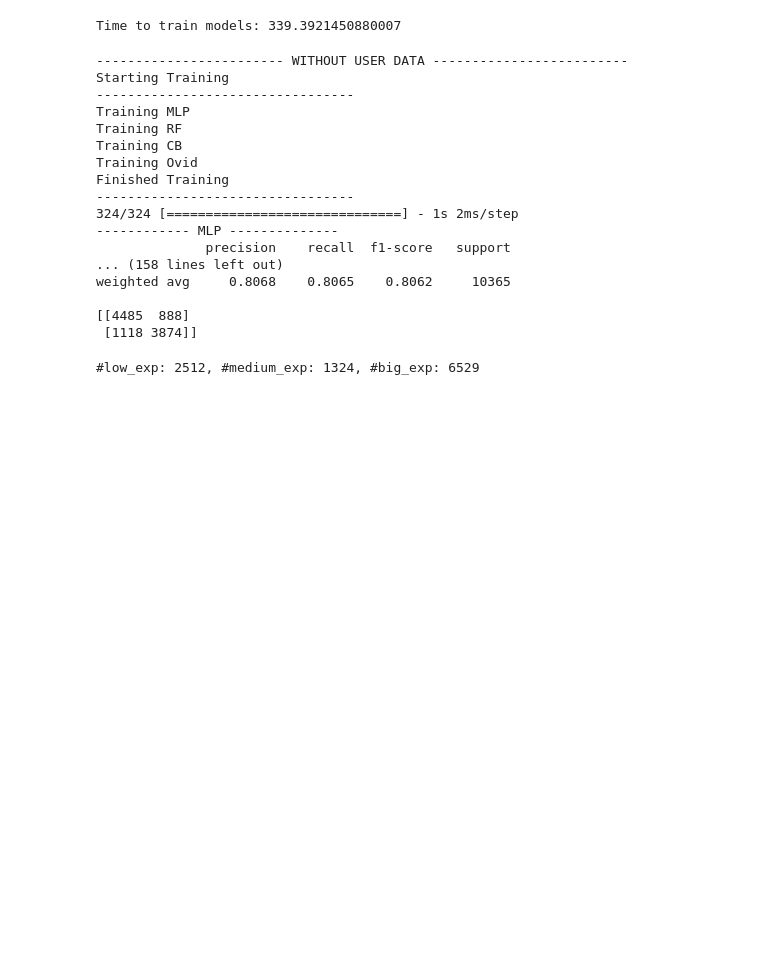
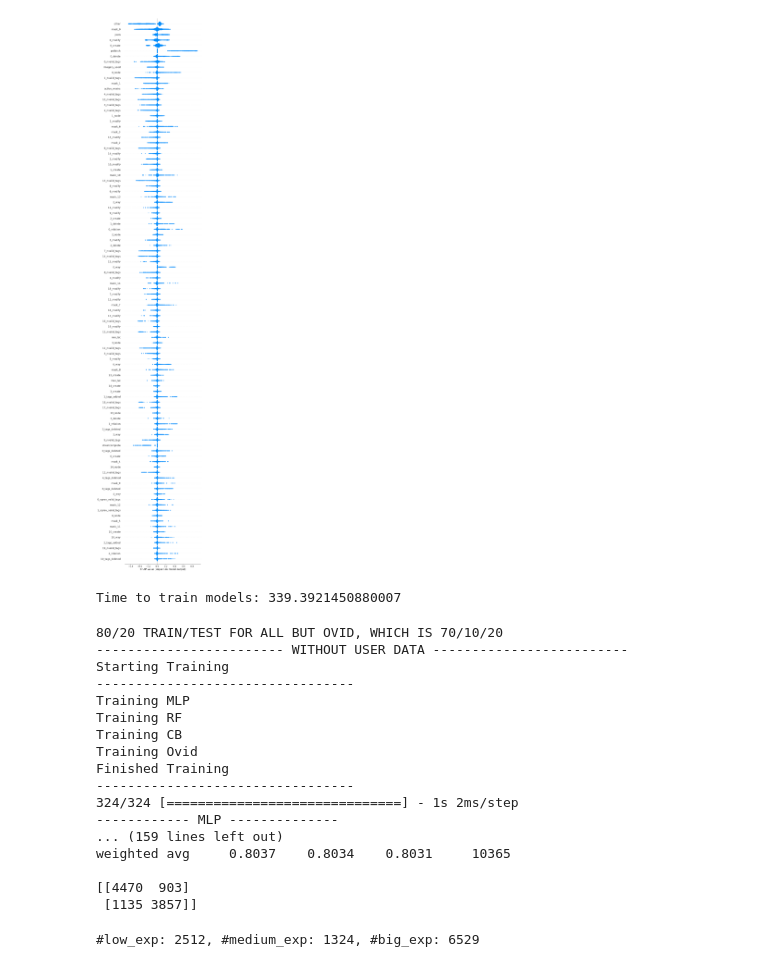
Before and after one commit to dananen/MastersThesis, a Jupyter notebook: summaryJN.ipynb, the cells around one changed output. Saved outputs shown, nothing was run; the diff lists cells and outputs as text; code cells hidden in the pictures; blank space fills up the shorter version.

```diff
--- a/summaryJN.ipynb
+++ b/summaryJN.ipynb
@@ -65,3 +127,7 @@ hyperparameters_cb = {
+# %%
+shap.summary_plot(shap_values_ovid, feature_names=X_ovid.columns, max_display=100, color_bar=True)
+# %% [output]
+[figure, added]
 # %%
 mlp = MLPClassifier(**hyperparameters_mlp, random_state=random_state)
 rf = RandomForestClassifier(**hyperparameters_rf, random_state=random_state)
@@ -85,10 +151,11 @@ Time to train models: 339.3921450880007
 user_data_vars = ['create_u', 'modify_u','delete_u','contributions','create_nodes','create_ways','create_relations','active_weeks', 'acc_created']
 changeset_data_vars = ['create_cs', 'modify_cs', 'delete_cs', 'edits', 'nnodes', 'nways', 'nrelations', 'min_lon', 'max_lon', 'min_lat', 'max_lat', 'box_size', 'comment_len', 'imagery_used', 'go map!!', 'josm', 'osm go!', 'other', 'potlatch', 'streetcomplete', 'vespucci']
 
+print('80/20 TRAIN/TEST FOR ALL BUT OVID, WHICH IS 70/10/20')
 # for keep_var in user_data_vars:
 #     drop_vars = deepcopy(user_data_vars)
 #     drop_vars.remove(keep_var)
-#     print(keep_var)
+#     print(f'LEAVING OUT ALL BUT: {keep_var}')
 for i, drop_vars in enumerate([user_data_vars, changeset_data_vars, []]):
 
     mlp = MLPClassifier(**hyperparameters_mlp)
@@ -121,8 +188,8 @@ for i, drop_vars in enumerate([user_data_vars, changeset_data_vars, []]):
     y_ovid = labels_features["label"].to_numpy()
     X_ovid = labels_features.drop(["label", "cs_id"] + drop_vars, axis='columns').to_numpy()
 
-    X_train_ovid, X_test_ovid, y_train_ovid, y_test_ovid = train_test_split(X_ovid, y_ovid, test_size=0.2, random_state=random_state)
-    X_train_ovid, X_val_ovid, y_train_ovid, y_val_ovid = train_test_split(X_train_ovid, y_train_ovid, test_size=0.125, random_state=random_state)
+    X_train_ovid, X_test_ovid, y_train_ovid, y_test_ovid = train_test_split(X_ovid, y_ovid, test_size=test_size, random_state=random_state)
+    X_train_ovid, X_val_ovid, y_train_ovid, y_val_ovid = train_test_split(X_train_ovid, y_train_ovid, test_size=val_size/(1-test_size), random_state=random_state)
     ovid.fit_scaler(X_train_ovid)
 
     print('Starting Training\n---------------------------------')
@@ -147,6 +214,7 @@ for i, drop_vars in enumerate([user_data_vars, changeset_data_vars, []]):
     print(f'------------ CB --------------\n{classification_report(y_test, cb_pred_test, digits=4)}\n{confusion_matrix(y_test, cb_pred_test)}')
     print(f'------------ OVID --------------\n{classification_report(y_test, ovid_pred_test, digits=4)}\n{confusion_matrix(y_test, ovid_pred_test)}')
 # %% [output]
+80/20 TRAIN/TEST FOR ALL BUT OVID, WHICH IS 70/10/20
 ------------------------ WITHOUT USER DATA -------------------------
 Starting Training
 ---------------------------------
@@ -158,12 +226,11 @@ Finished Training
 ---------------------------------
 324/324 [==============================] - 1s 2ms/step
 ------------ MLP --------------
-              precision    recall  f1-score   support
-... (158 lines left out)
-weighted avg     0.8068    0.8065    0.8062     10365
+... (159 lines left out)
+weighted avg     0.8037    0.8034    0.8031     10365
 
-[[4485  888]
- [1118 3874]]
+[[4470  903]
+ [1135 3857]]
 # %%
 # möjligtvis lättare att bara köra på index rakt av? kan man bara plocka ut rätt rader dirr istället för att bösa med massa olika.
 
```
Also changed, not shown: parts of 33 cells of this notebook, 1 other file.
